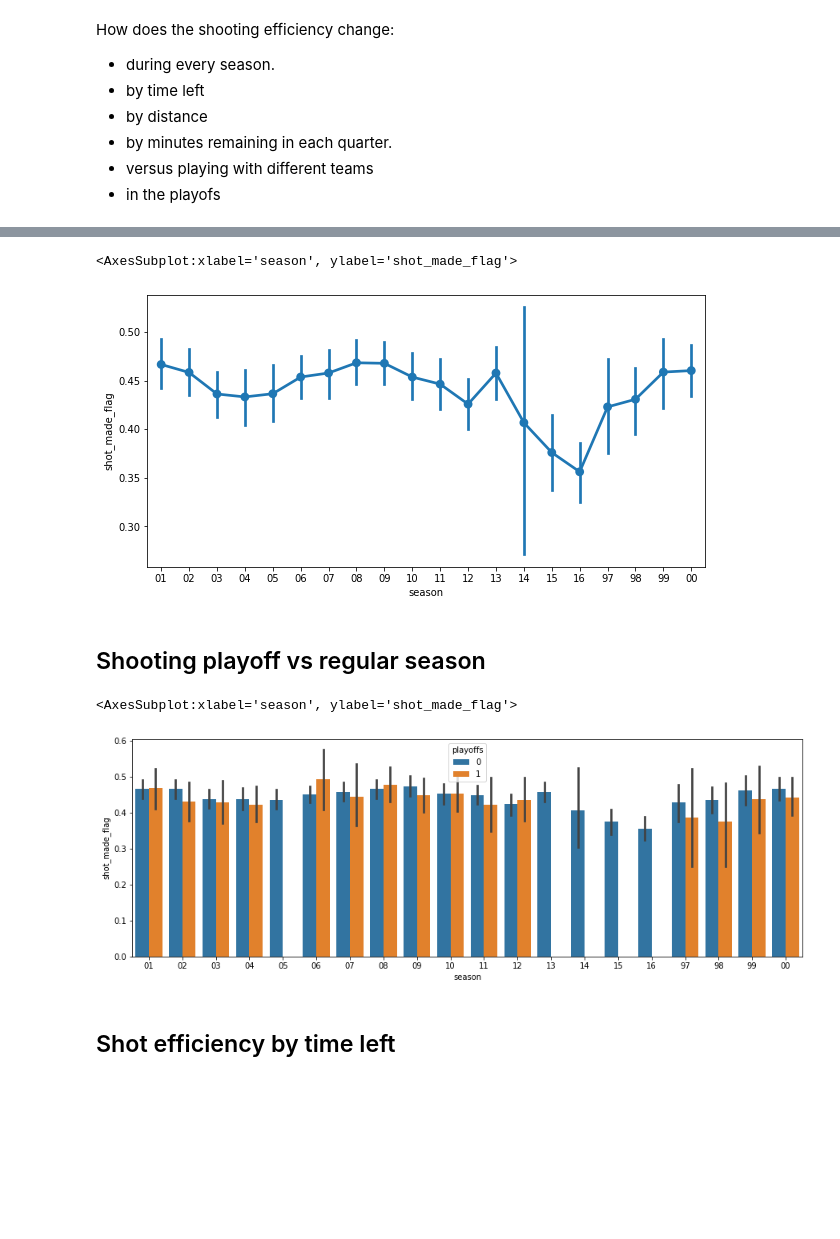
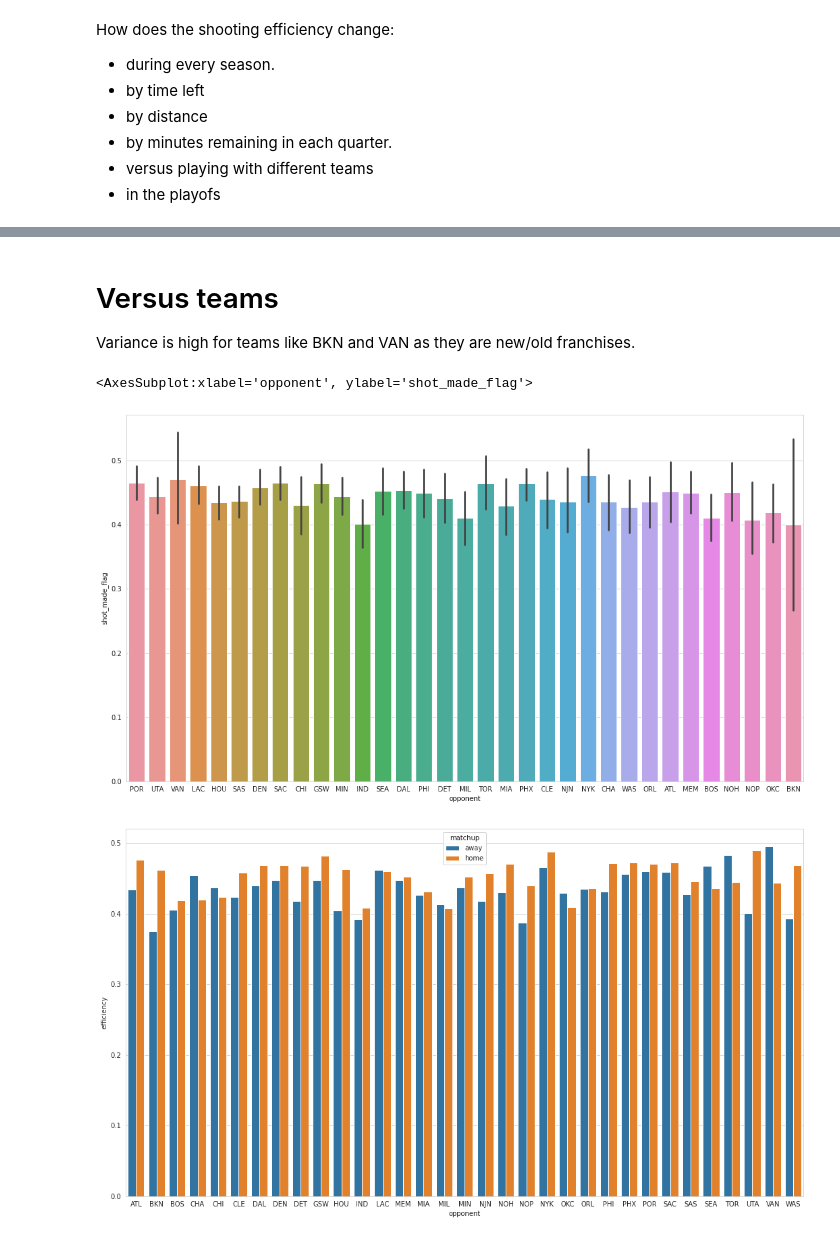
Before and after one commit to mitirmizi/koby-bryant-shot-selection, a Jupyter notebook: filip_eda.ipynb, the cells around one changed output, grey strips where cells are left out. Cells and saved outputs as stored; diff of their text form; code cells hidden in the pictures; blank space fills up the shorter version.

```diff
--- a/filip_eda.ipynb
+++ b/filip_eda.ipynb
@@ -77,8 +93,12 @@ Index(['action_type', 'combined_shot_type', 'game_event_id', 'game_id', 'lat',
+# %%
+# Dropping NA and duplicates
+df = df.dropna()
+df = df.drop_duplicates()
 # %% [markdown]
 #### Season
 In season column we can extract the number of season as the year is already in date
 # %%
-df['season'] = df['season'].apply(lambda x: x.split('-')[-1])
+df['season_number'] = df['season'].apply(lambda x: x.split('-')[-1])
 # %% [markdown]
 #### Change the matchup column.
 when they play away court, there is an @. Change it to away/home
@@ -191,17 +227,20 @@ How does the shooting efficiency change:
+# %% [markdown]
+# Versus teams
+Variance is high for teams like BKN and VAN as they are new/old franchises.
 # %%
-plt.figure(figsize=(10, 5))
-# TODO: order by year
-sns.pointplot(x='season', y='shot_made_flag',data=df)
+plt.figure(figsize=(18, 10))
+sns.barplot(x='opponent', y='shot_made_flag', data=df)
 # %% [output]
-<AxesSubplot:xlabel='season', ylabel='shot_made_flag'>
+<AxesSubplot:xlabel='opponent', ylabel='shot_made_flag'>
-[figure, old version]
+[figure, new version]
-# %% [markdown]
-## Shooting playoff vs regular season
-# %%
-plt.figure(figsize=(15, 5))
-sns.barplot(x='season', y='shot_made_flag', hue='playoffs',data=df)
-# %% [output]
-<AxesSubplot:xlabel='season', ylabel='shot_made_flag'>
-[figure, removed]
-# %% [markdown]
-## Shot efficiency by time left
+# %%
+# shot_period = df.groupby(['period', 'time_remaining'])['shot_made_flag'].value_counts(normalize=True).reset_index(name="efficiency")
+# shot_period = shot_period[shot_period['shot_made_flag'] == 1.0][['period', 'time_remaining', 'efficiency']]
+shot_team_home = df.groupby(['opponent', 'matchup'])['shot_made_flag'].value_counts(normalize=True).reset_index(name='efficiency')
+shot_team_home = shot_team_home[shot_team_home['shot_made_flag'] == 1.0][['opponent', 'matchup', 'efficiency']]
+
+plt.figure(figsize=(18, 10))
+sns.barplot(x='opponent', y='efficiency', hue='matchup', data=shot_team_home)
+del shot_team_home
+# %% [output]
+[figure, added]
```
Also changed, not shown: parts of 29 cells of this notebook.
